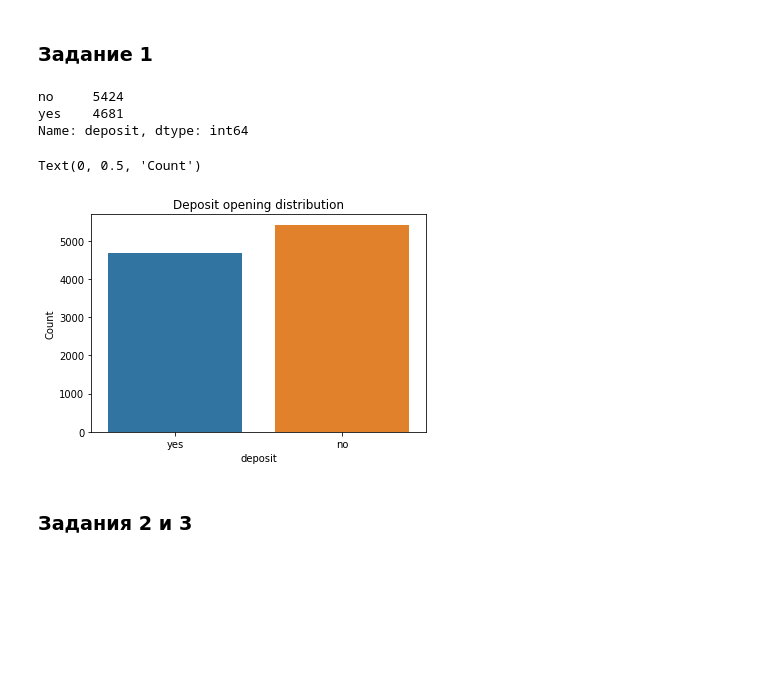
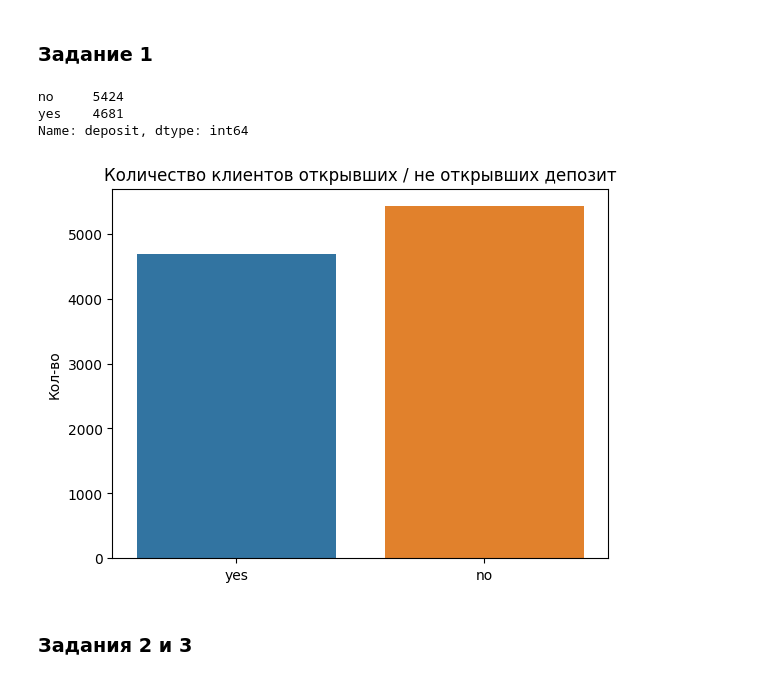
Before and after one commit to sergstar/data_science_student, a Jupyter notebook: project_4/Project_4_ML.ipynb, the cells around one changed output. Cells and saved outputs as stored; diff of their text form; code cells hidden in the pictures; blank space fills up the shorter version.

```diff
--- a/project_4/Project_4_ML.ipynb
+++ b/project_4/Project_4_ML.ipynb
@@ -153,16 +156,15 @@ print(f'Результирующее число записей: {df.shape[0]}')
 ### Задание 1
 # %%
 display(df['deposit'].value_counts())
-pl = sns.countplot(x=df['deposit'])
-pl.set_title('Deposit opening distribution')
-pl.set_ylabel('Count')
-# pl.legend();
+ax1 = sns.countplot(x=df['deposit'])
+ax1.set_title('Количество клиентов открывших / не открывших депозит')
+ax1.set_xlabel('')
+ax1.set_ylabel('Кол-во');
 # %% [output]
 no     5424
 yes    4681
 Name: deposit, dtype: int64
-Text(0, 0.5, 'Count')
-[figure, old version]
+[figure, new version]
 # %% [markdown]
 ### Задания 2 и 3
 # %%
```
Also changed, not shown: parts of 26 cells of this notebook, 3 other files.
